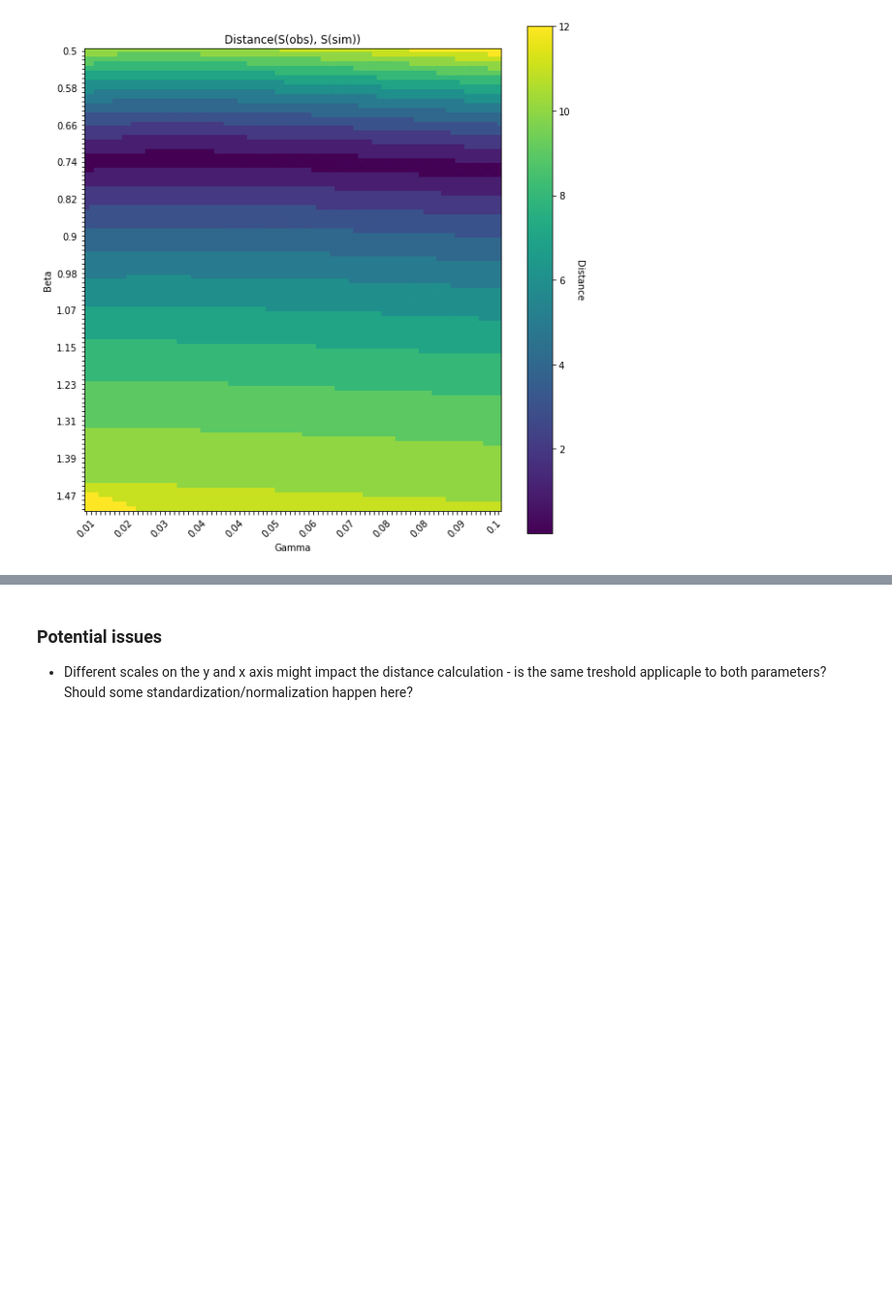
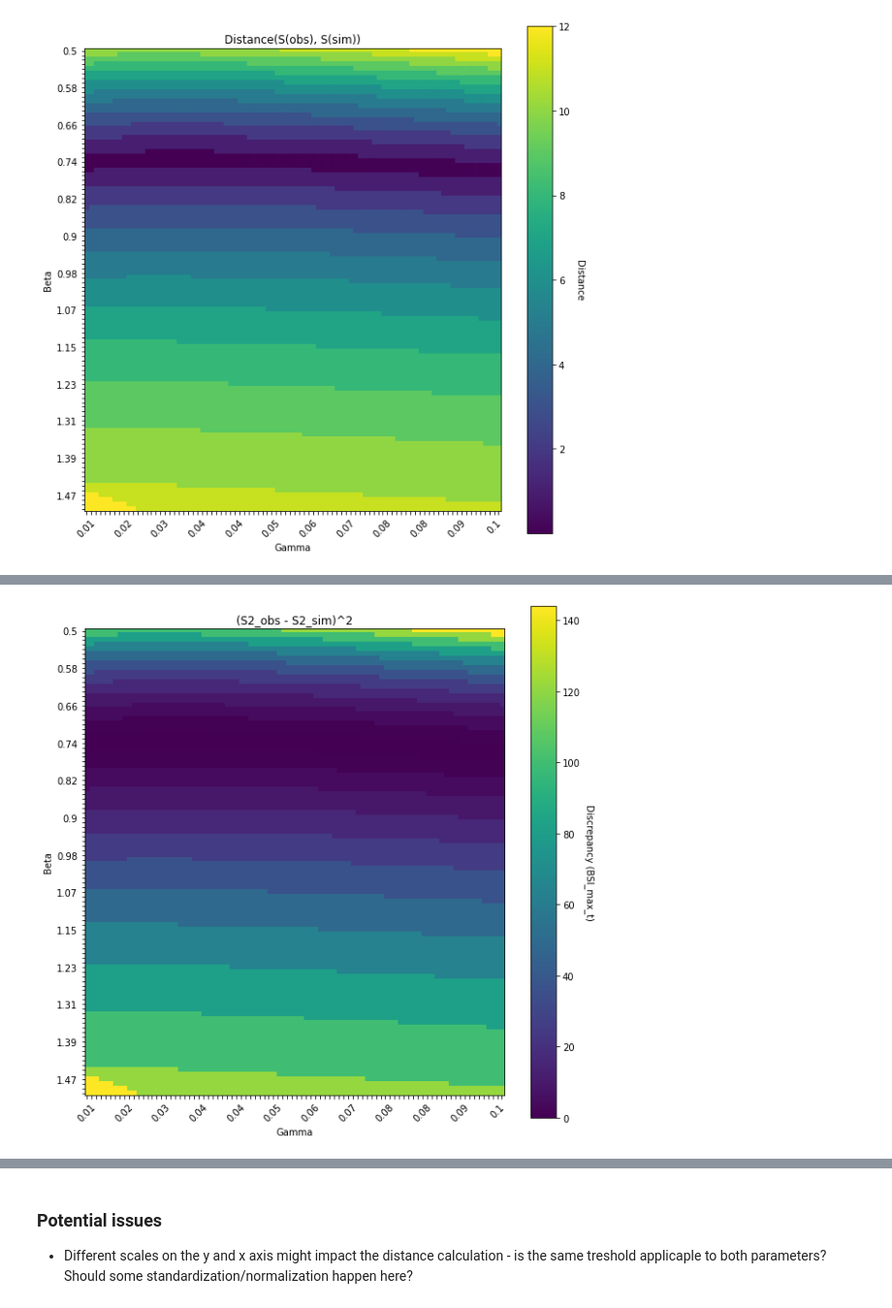
Before and after one commit to fanoja/Ecoli-R0, a Jupyter notebook: SIR simulation grid.ipynb, the cells around one changed output, grey strips where cells are left out. Shown at 97% size. Saved outputs shown, nothing was run; the diff lists cells and outputs as text; code cells hidden in the pictures; blank space fills up the shorter version.

```diff
--- a/SIR simulation grid.ipynb
+++ b/SIR simulation grid.ipynb
@@ -290,0 +309,4 @@ plot_heatmap(dist_mat, betas, gammas, title = "Distance(S(obs), S(sim))", cbar_l
+# %%
+plot_heatmap(delta_S2_mat, betas, gammas, title = "(S2_obs - S2_sim)^2", cbar_label = "Discrepancy (BSI_max_t)", nth = 8)
+# %% [output]
+[figure, added]
```
Also changed, not shown: parts of 12 cells of this notebook.
